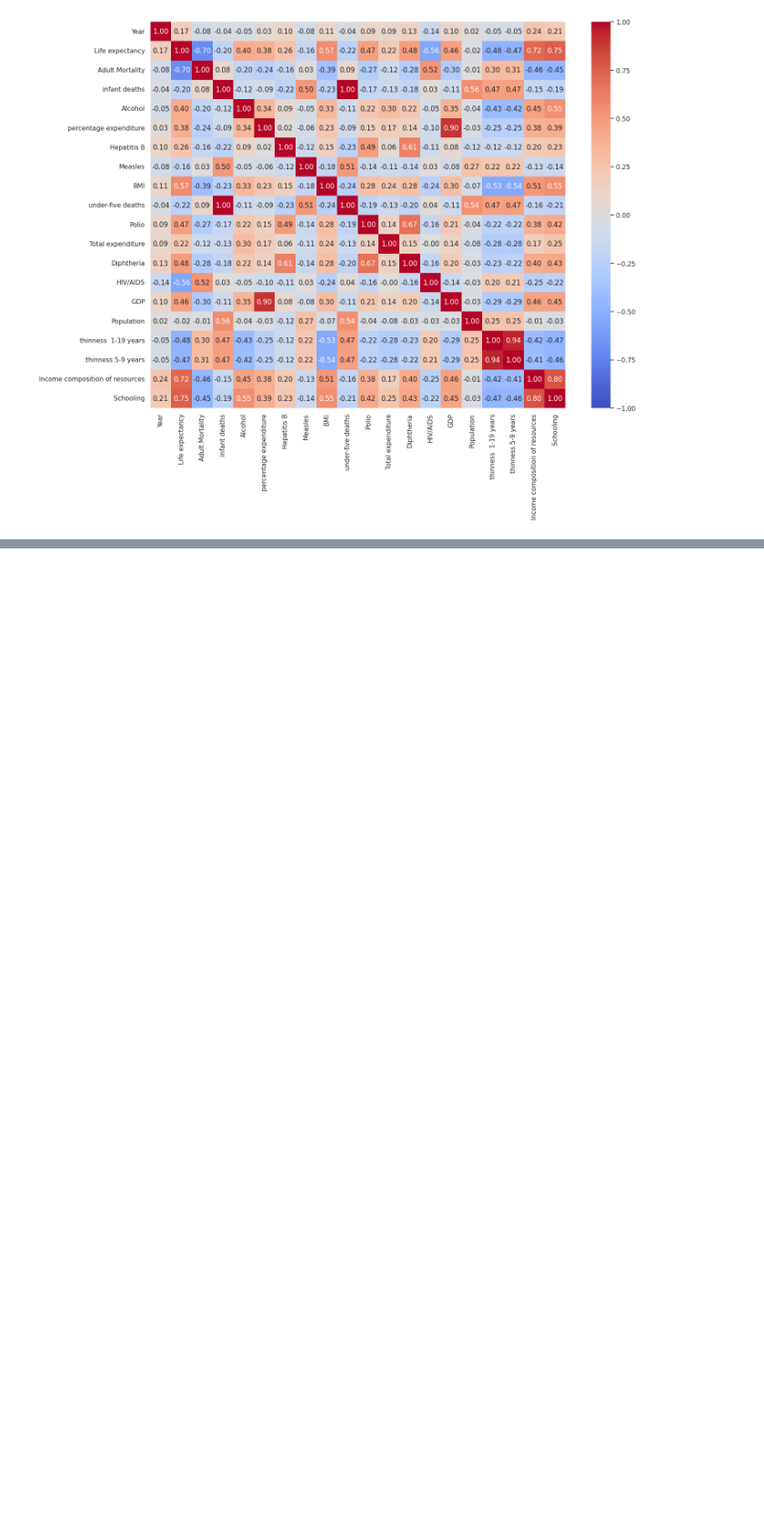
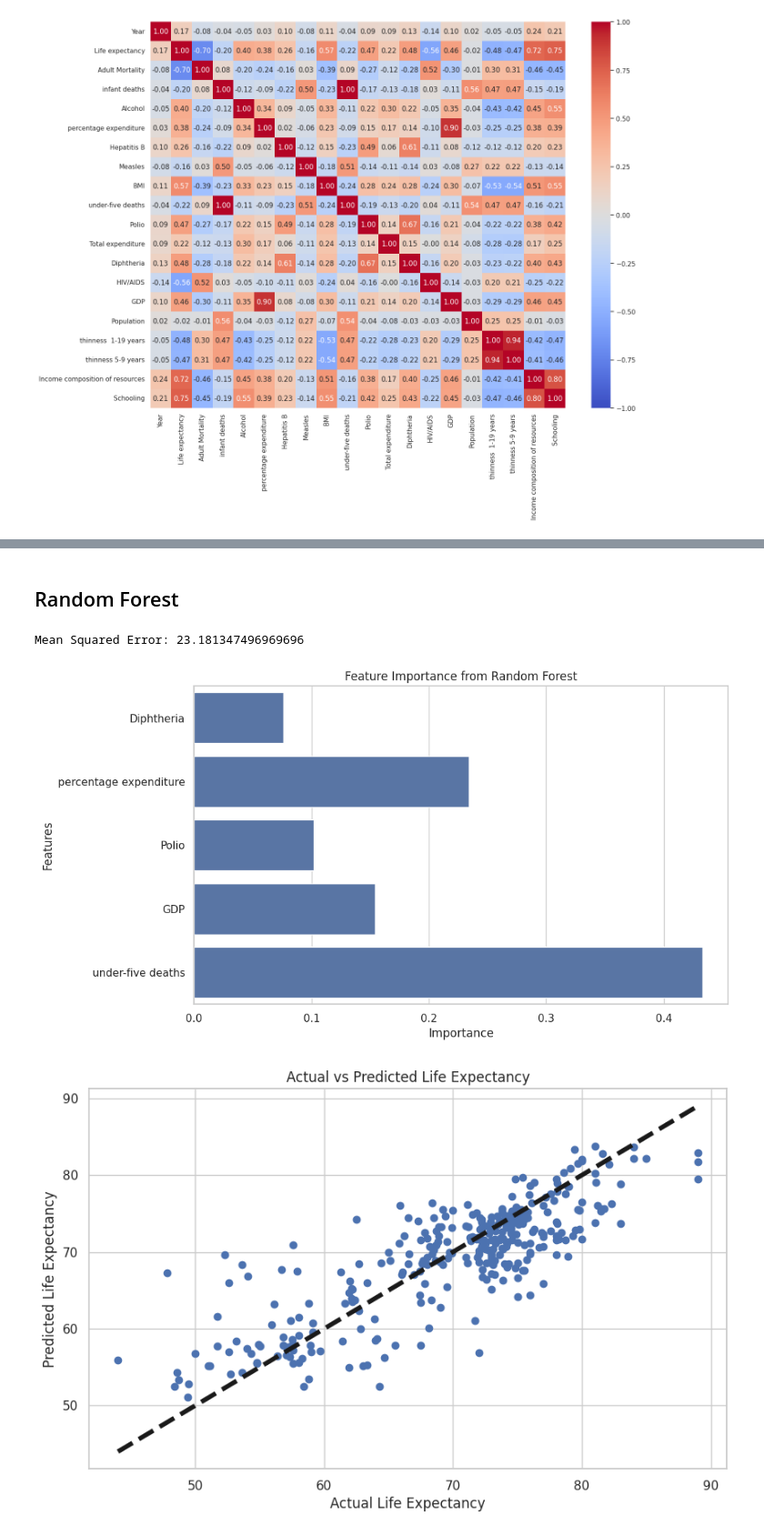
Before and after one commit to lucapcf/AM_T1, a Jupyter notebook: life_expectancy.ipynb, the cells around one changed output, grey strips where cells are left out. Shown at 91% size. Drawn from its saved outputs; the diff is of its cells as text; code cells hidden in the pictures; blank space fills up the shorter version.

Commit message:
Choosing features based on PCA and running 3 sample models

```diff
--- a/life_expectancy.ipynb
+++ b/life_expectancy.ipynb
@@ -342,0 +351,15 @@ sns.heatmap(numeric_df.corr(), annot=True, fmt=".2f", cmap="coolwarm", vmin=-1,
+# %%
+num_pcs_considered = 3
+num_features_selected = 5
+top_features = pd.DataFrame()
+
+for pc in loadings.columns[:num_pcs_considered]:
+    pc_loadings = loadings[pc].abs()
+    top_features[pc] = pc_loadings
+
+aggregated_importance = top_features.sum(axis=1).sort_values(ascending=False)
+
+print(f"Top {num_features_selected} features based on the sum of loadings across the first {num_pcs_considered} PCs:")
+print(aggregated_importance.head(num_features_selected))
+
+selected_features = aggregated_importance.head(num_features_selected).index.to_list()
@@ -342,0 +374,42 @@ sns.heatmap(numeric_df.corr(), annot=True, fmt=".2f", cmap="coolwarm", vmin=-1,
+# %% [markdown]
+## Random Forest
+# %%
+from sklearn.ensemble import RandomForestRegressor
+from sklearn.model_selection import train_test_split
+from sklearn.metrics import mean_squared_error
+
+random_state = 1
+
+X = df[selected_features]
+y = df['Life expectancy']
+
+X_train, X_test, y_train, y_test = train_test_split(X, y, test_size=0.2, random_state=random_state)
+
+model = RandomForestRegressor(n_estimators=100, random_state=random_state)
+model.fit(X_train, y_train)
+
+y_pred = model.predict(X_test)
+
+mse = mean_squared_error(y_test, y_pred)
+print(f"Mean Squared Error: {mse}")
+
+feature_importances = model.feature_importances_
+feature_names = X.columns
+plt.figure(figsize=(10, 6))
+sns.barplot(x=feature_importances, y=feature_names)
+plt.title('Feature Importance from Random Forest')
+plt.xlabel('Importance')
+plt.ylabel('Features')
+plt.show()
+
+plt.figure(figsize=(10, 6))
+plt.scatter(y_test, y_pred)
+plt.plot([y_test.min(), y_test.max()], [y_test.min(), y_test.max()], 'k--', lw=4)
+plt.xlabel('Actual Life Expectancy')
+plt.ylabel('Predicted Life Expectancy')
+plt.title('Actual vs Predicted Life Expectancy')
+plt.show()
+# %% [output]
+Mean Squared Error: 23.181347496969696
+[figure, added]
+[figure, added]
```
Also changed, not shown: parts of 14 cells of this notebook, 1 other file.
